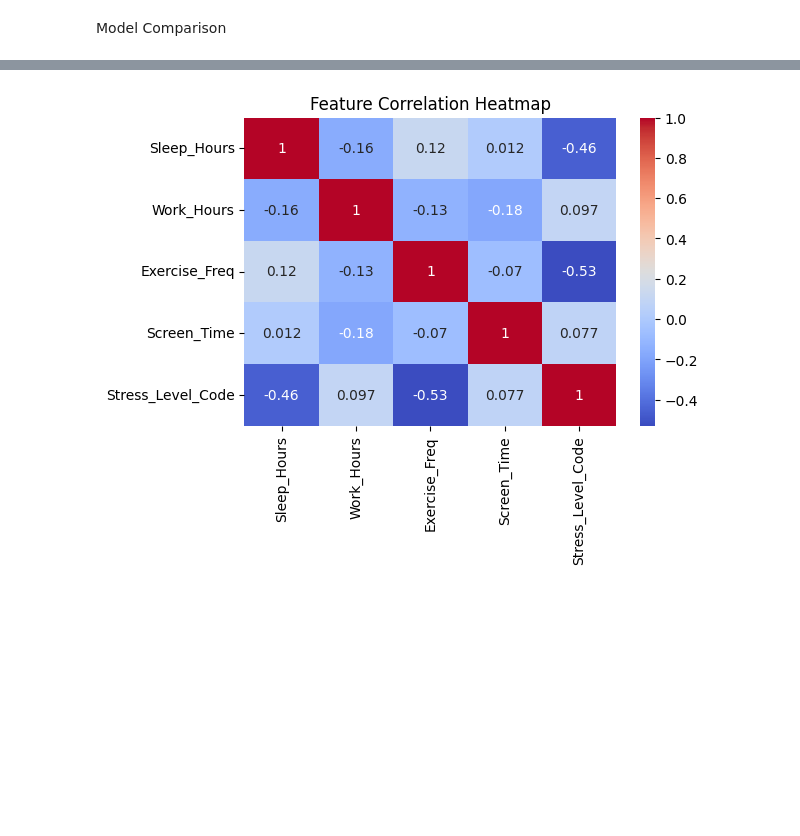
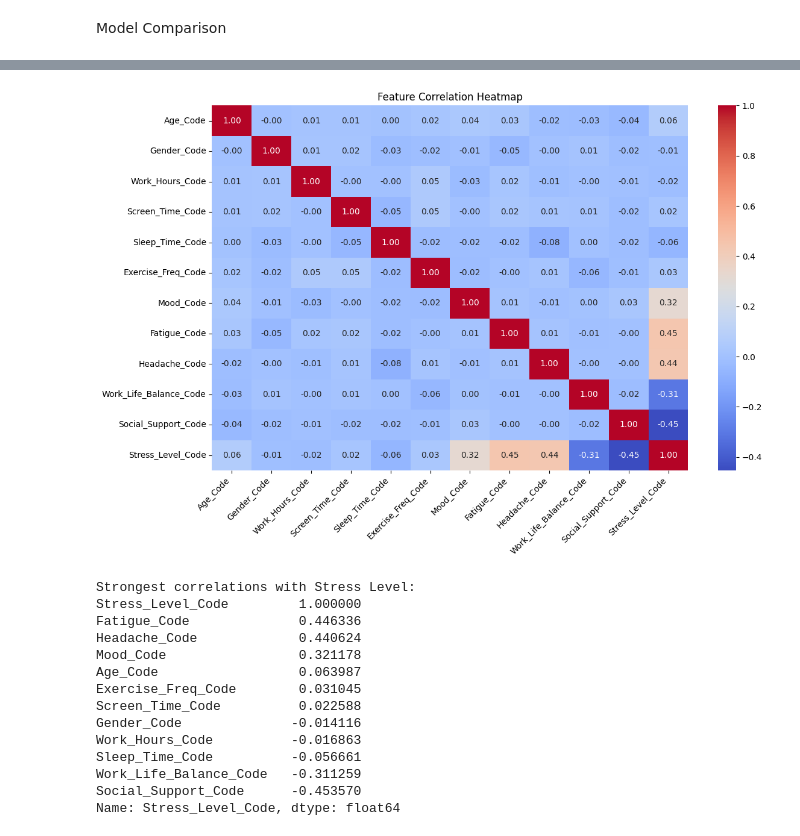
Before and after one commit to kiyoshi-code/Stress-Detection-Project, a Jupyter notebook: main.ipynb, the cells around one changed output, grey strips where cells are left out. Saved outputs shown, nothing was run; the diff lists cells and outputs as text; code cells hidden in the pictures; blank space fills up the shorter version.

```diff
--- a/main.ipynb
+++ b/main.ipynb
@@ -37,8 +95,6 @@ Stress_Level     0
 dtype: int64
 # %%
-# Fill missing values in numeric columns with column mean
-for col in ['Sleep_Hours', 'Work_Hours', 'Exercise_Freq', 'Screen_Time']:
-    df[col] = df[col].fillna(df[col].mean())
+# All our columns are already properly encoded, no missing values to handle
 # %%
 # Drop rows where Stress_Level is missing (if any)
 df = df.dropna(subset=['Stress_Level'])
@@ -67,7 +145,11 @@ Model Building and Evaluation
 Train and evaluate Random Forest, Logistic Regression, and SVM models.
 # %%
 # Feature Selection and Data Split
-X = df[['Sleep_Hours', 'Work_Hours', 'Exercise_Freq', 'Screen_Time']]
+features = ['Age_Code', 'Gender_Code', 'Work_Hours_Code', 'Screen_Time_Code',
+           'Sleep_Time_Code', 'Exercise_Freq_Code', 'Mood_Code', 'Fatigue_Code',
+           'Headache_Code', 'Work_Life_Balance_Code', 'Social_Support_Code']
+
+X = df[features]
 y = df['Stress_Level_Code']
 
 # Split data
@@ -179,11 +261,25 @@ results_df
 # Feature Importances
 # Visualize which features are most important for stress prediction using Random Forest.
 
-feature_importances = rf.feature_importances_
-features = X.columns
-plt.bar(features, feature_importances, color='skyblue')
+feature_importances = pd.DataFrame({
+    'Feature': features,
+    'Importance': rf.feature_importances_
+})
+
+# Sort by importance
+feature_importances = feature_importances.sort_values('Importance', ascending=False)
+
+plt.figure(figsize=(10, 6))
+plt.bar(feature_importances['Feature'], feature_importances['Importance'], color='skyblue')
 plt.title('Feature Importances (Random Forest)')
 plt.xlabel('Features')
 plt.ylabel('Importance')
+plt.xticks(rotation=45, ha='right')
+plt.tight_layout()
 plt.show()
+
+# Print feature importances
+print("\nFeature Importances:")
+for idx, row in feature_importances.iterrows():
+    print(f"{row['Feature']}: {row['Importance']:.4f}")
 # %% [output]
@@ -191,11 +299,34 @@ plt.show()
 # %%
 # Feature Correlation Heatmap
 # Visualize correlations between features and the target variable.
 
-plt.figure(figsize=(6,4))
-sns.heatmap(df[['Sleep_Hours', 'Work_Hours', 'Exercise_Freq', 'Screen_Time', 'Stress_Level_Code']].corr(), annot=True, cmap='coolwarm')
+plt.figure(figsize=(12, 8))
+correlation_matrix = df[features + ['Stress_Level_Code']].corr()
+sns.heatmap(correlation_matrix, annot=True, cmap='coolwarm', fmt='.2f')
 plt.title('Feature Correlation Heatmap')
+plt.xticks(rotation=45, ha='right')
+plt.yticks(rotation=0)
+plt.tight_layout()
 plt.show()
+
+# Print strongest correlations with Stress Level
+correlations = correlation_matrix['Stress_Level_Code'].sort_values(ascending=False)
+print("\nStrongest correlations with Stress Level:")
+print(correlations)
 # %% [output]
-[figure, old version]
+[figure, new version]
+Strongest correlations with Stress Level:
+Stress_Level_Code         1.000000
+Fatigue_Code              0.446336
+Headache_Code             0.440624
+Mood_Code                 0.321178
+Age_Code                  0.063987
+Exercise_Freq_Code        0.031045
+Screen_Time_Code          0.022588
+Gender_Code              -0.014116
+Work_Hours_Code          -0.016863
+Sleep_Time_Code          -0.056661
+Work_Life_Balance_Code   -0.311259
+Social_Support_Code      -0.453570
+Name: Stress_Level_Code, dtype: float64
 # %%
```
Also changed, not shown: parts of 12 cells of this notebook, 11 other files.
